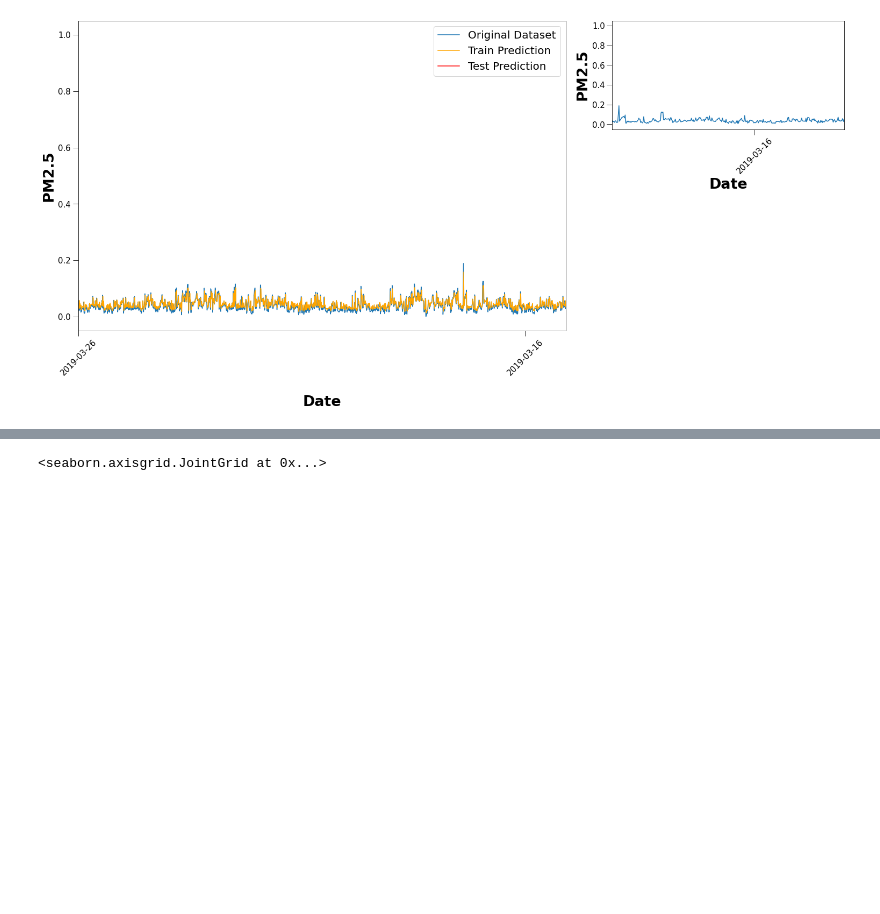
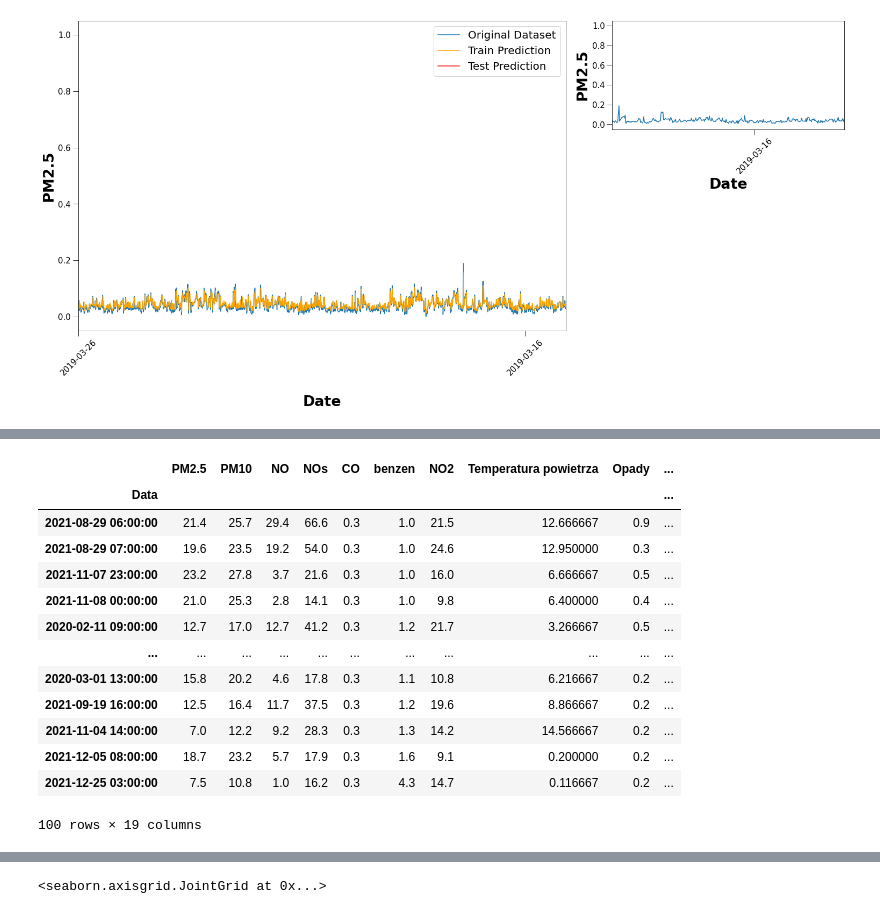
Before and after one commit to CezaryCwikla/Air-Pollution_Model, a Jupyter notebook: Model_na_danych_powietrza_i_pogody_z_3_lat.ipynb, the cells around one changed output, grey strips where cells are left out. Saved outputs shown, nothing was run; the diff lists cells and outputs as text; code cells hidden in the pictures; blank space fills up the shorter version.

```diff
--- a/Model_na_danych_powietrza_i_pogody_z_3_lat.ipynb
+++ b/Model_na_danych_powietrza_i_pogody_z_3_lat.ipynb
@@ -319,0 +320,31 @@ plt.show();
+# %%
+bins = [-1, 10, 20, 30, 40,50, np.inf]
+names = ['0-10 km/h', '10-20 km/h', '20-30 km/h', '30-40 km/h', '40-50 km/h','>50 km/h']
+data_df['speed_kmhRange'] = pd.cut(data_df['Predkosc wiatru'], bins, labels=names)
+# %%
+bins = [-1, 10, 30, 50, 70,100, np.inf]
+names = ['0-10', '10-30', '30-50', '50-70', '70-100','>1000']
+data_df['PM2.5Range'] = pd.cut(data_df['PM2.5'], bins, labels=names)
+# %%
+bins = np.linspace(0, 360, 17)+11.25
+bins = np.insert(bins, 0, 0)
+names = ['N','NNE','NE','ENE','E','ESE','SE','SSE','S','SSW','SW','WSW','W','WNW','NW','NNW', 'N2']
+data_df['kierunek_range'] = pd.cut(data_df['Kierunek wiatru'], bins, labels=names)
+data_df['kierunek_range']= data_df['kierunek_range'].replace('N2', 'N')
+# %%
+data_df.tail(100)
+# %% [output]
+|  | PM2.5 | PM10 | NO | NOs | CO | benzen | NO2 | Temperatura powietrza | Opady | ... |
+| Data |  |  |  |  |  |  |  |  |  | ... |
+| 2021-08-29 06:00:00 | 21.4 | 25.7 | 29.4 | 66.6 | 0.3 | 1.0 | 21.5 | 12.666667 | 0.9 | ... |
+| 2021-08-29 07:00:00 | 19.6 | 23.5 | 19.2 | 54.0 | 0.3 | 1.0 | 24.6 | 12.950000 | 0.3 | ... |
+| 2021-11-07 23:00:00 | 23.2 | 27.8 | 3.7 | 21.6 | 0.3 | 1.0 | 16.0 | 6.666667 | 0.5 | ... |
+| 2021-11-08 00:00:00 | 21.0 | 25.3 | 2.8 | 14.1 | 0.3 | 1.0 | 9.8 | 6.400000 | 0.4 | ... |
+| 2020-02-11 09:00:00 | 12.7 | 17.0 | 12.7 | 41.2 | 0.3 | 1.2 | 21.7 | 3.266667 | 0.5 | ... |
+| ... | ... | ... | ... | ... | ... | ... | ... | ... | ... | ... |
+| 2020-03-01 13:00:00 | 15.8 | 20.2 | 4.6 | 17.8 | 0.3 | 1.1 | 10.8 | 6.216667 | 0.2 | ... |
+| 2021-09-19 16:00:00 | 12.5 | 16.4 | 11.7 | 37.5 | 0.3 | 1.2 | 19.6 | 8.866667 | 0.2 | ... |
+| 2021-11-04 14:00:00 | 7.0 | 12.2 | 9.2 | 28.3 | 0.3 | 1.3 | 14.2 | 14.566667 | 0.2 | ... |
+| 2021-12-05 08:00:00 | 18.7 | 23.2 | 5.7 | 17.9 | 0.3 | 1.6 | 9.1 | 0.200000 | 0.2 | ... |
+| 2021-12-25 03:00:00 | 7.5 | 10.8 | 1.0 | 16.2 | 0.3 | 4.3 | 14.7 | 0.116667 | 0.2 | ... |
+100 rows × 19 columns
```
Also changed, not shown: parts of 10 cells of this notebook.
